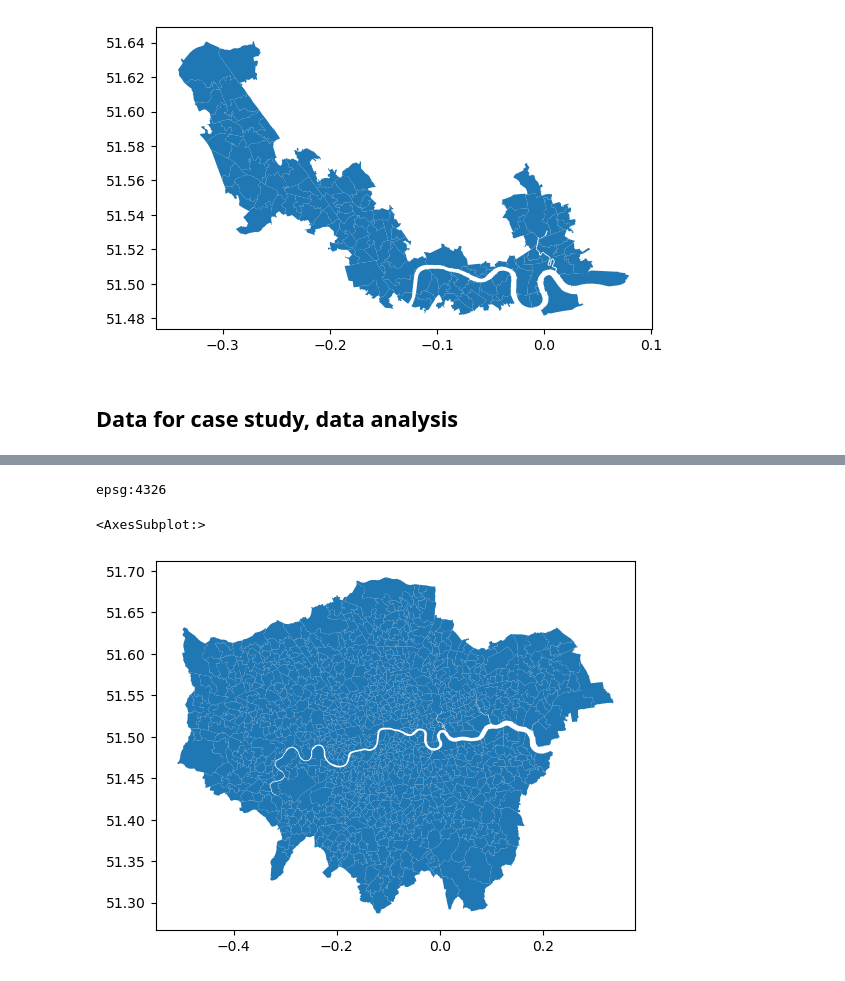
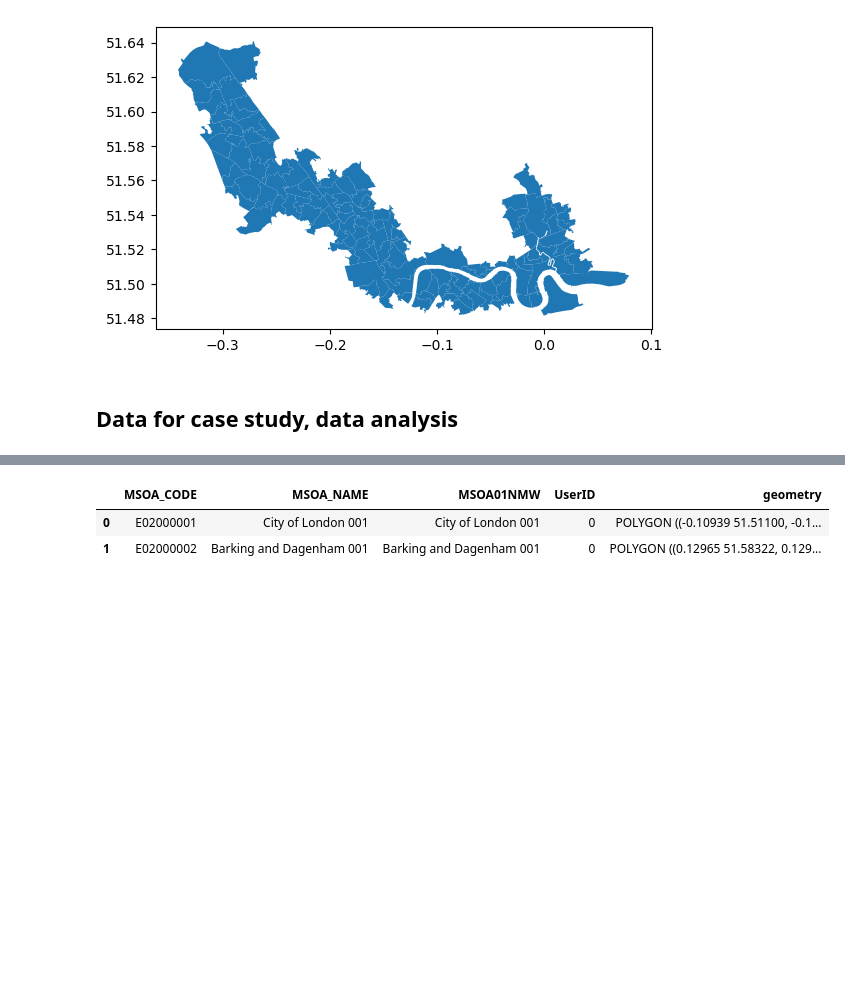
Before and after one commit to X-Fan-Jack/tube-empower-london-regeneration, a Jupyter notebook: data/0_data_factory.ipynb, the cells around one changed output, grey strips where cells are left out. Drawn from its saved outputs; the diff is of its cells as text; code cells hidden in the pictures; blank space fills up the shorter version.

```diff
--- a/data/0_data_factory.ipynb
+++ b/data/0_data_factory.ipynb
@@ -436,8 +467,10 @@ london_Jubilee_msoa_area_change_data.plot()
 # %%
+# get MSOA geojson 'mosa_london_json'
 mosa_london_json = gpd.read_file('./MSOA_London.json')
-print(mosa_london_json.crs)
-mosa_london_json.plot()
+# print(mosa_london_json.crs)
+mosa_london_json = mosa_london_json.rename(columns={'MSOA01CD': 'MSOA_CODE', 'MSOA01NM': 'MSOA_NAME'})
+mosa_london_json.head(2)
 # %% [output]
-epsg:4326
-<AxesSubplot:>
-[figure, removed]
+|  | MSOA_CODE | MSOA_NAME | MSOA01NMW | UserID | geometry |
+| 0 | E02000001 | City of London 001 | City of London 001 | 0 | POLYGON ((-0.10939 51.51100, -0.1... |
+| 1 | E02000002 | Barking and Dagenham 001 | Barking and Dagenham 001 | 0 | POLYGON ((0.12965 51.58322, 0.129... |
```
Also changed, not shown: parts of 12 cells of this notebook, 2 other files.
